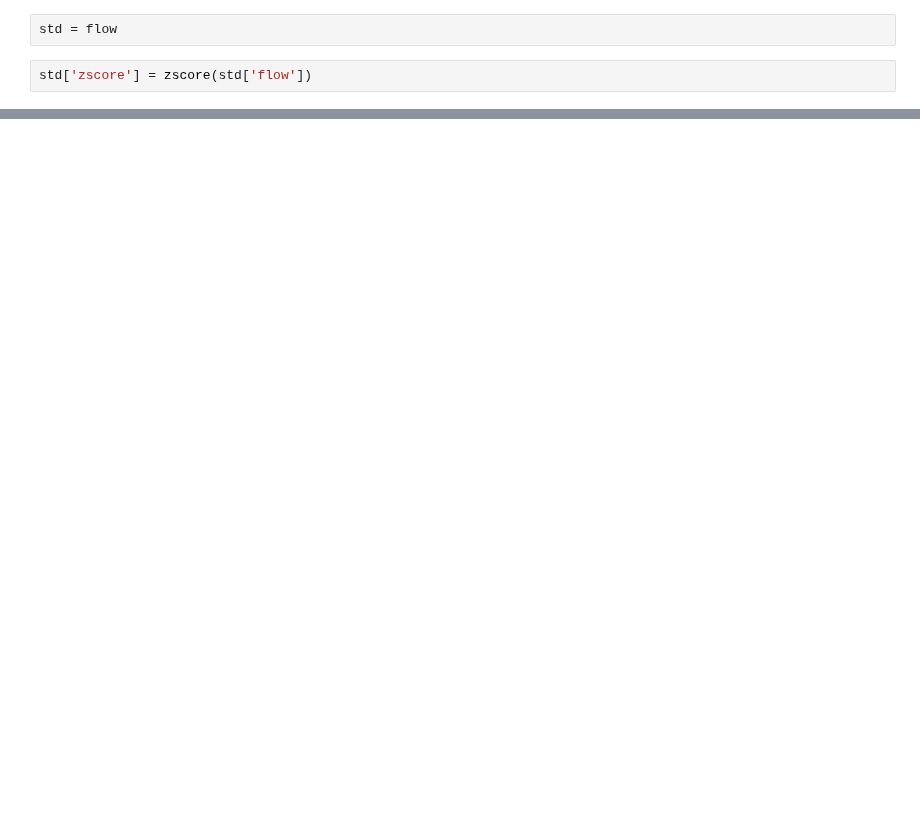
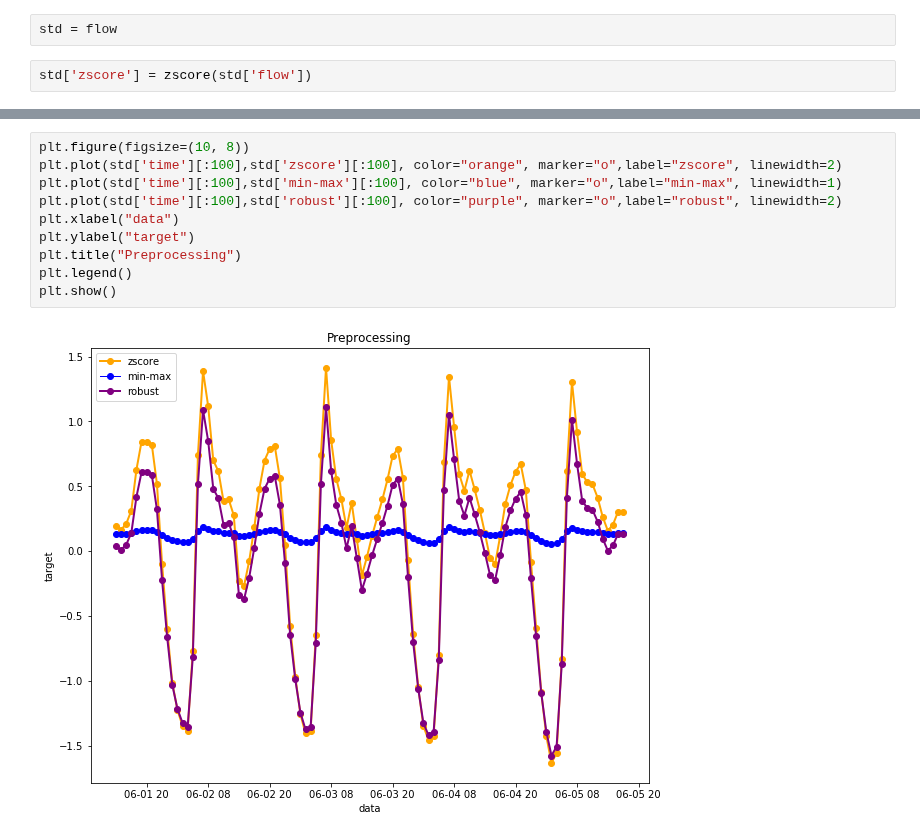
Before and after one commit to efemeryds/flow_exploration, a Jupyter notebook: notebooks/basic-flow-preprocessing.ipynb, the cells around one changed output, grey strips where cells are left out. Saved outputs shown, nothing was run; the diff lists cells and outputs as text; blank space fills up the shorter version.

```diff
--- a/notebooks/basic-flow-preprocessing.ipynb
+++ b/notebooks/basic-flow-preprocessing.ipynb
@@ -84,0 +114,12 @@ plt.show()
+# %%
+plt.figure(figsize=(10, 8))
+plt.plot(std['time'][:100],std['zscore'][:100], color="orange", marker="o",label="zscore", linewidth=2)
+plt.plot(std['time'][:100],std['min-max'][:100], color="blue", marker="o",label="min-max", linewidth=1)
+plt.plot(std['time'][:100],std['robust'][:100], color="purple", marker="o",label="robust", linewidth=2)
+plt.xlabel("data")
+plt.ylabel("target")
+plt.title("Preprocessing")
+plt.legend()
+plt.show()
+# %% [output]
+[figure, added]
```
Also changed, not shown: parts of 14 cells of this notebook.
